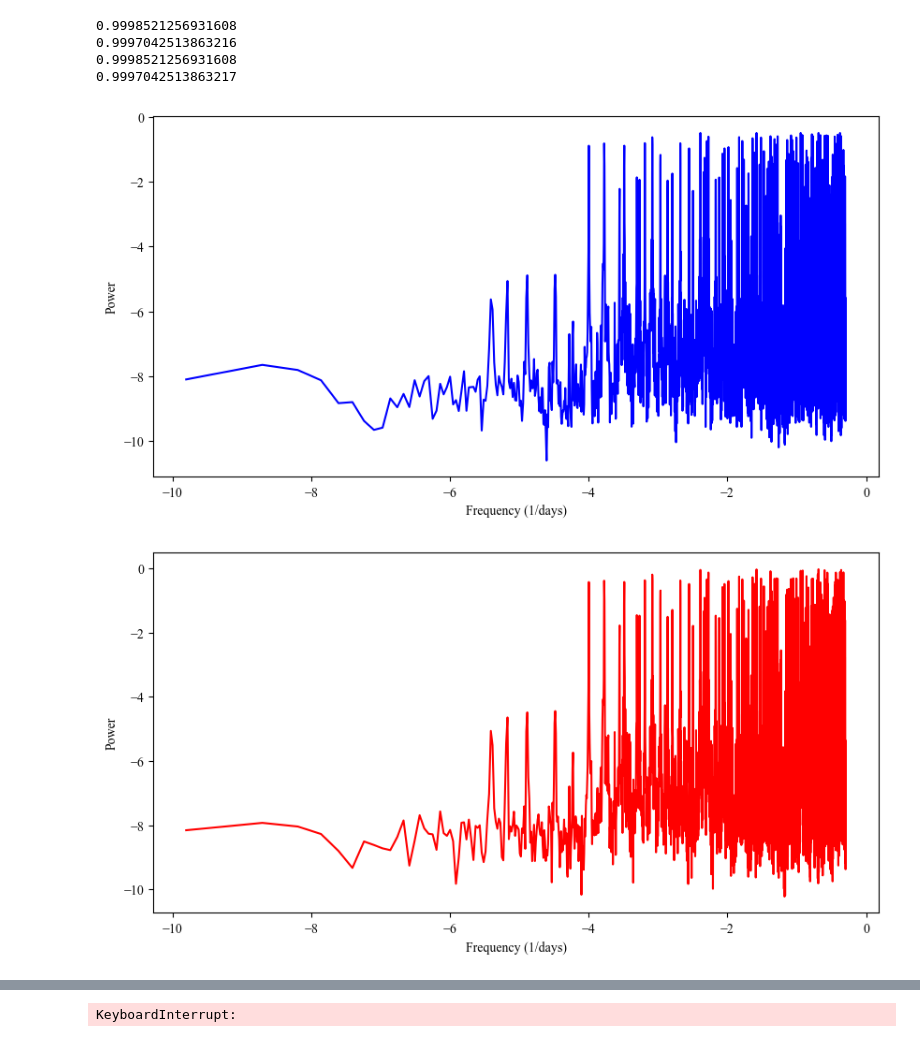
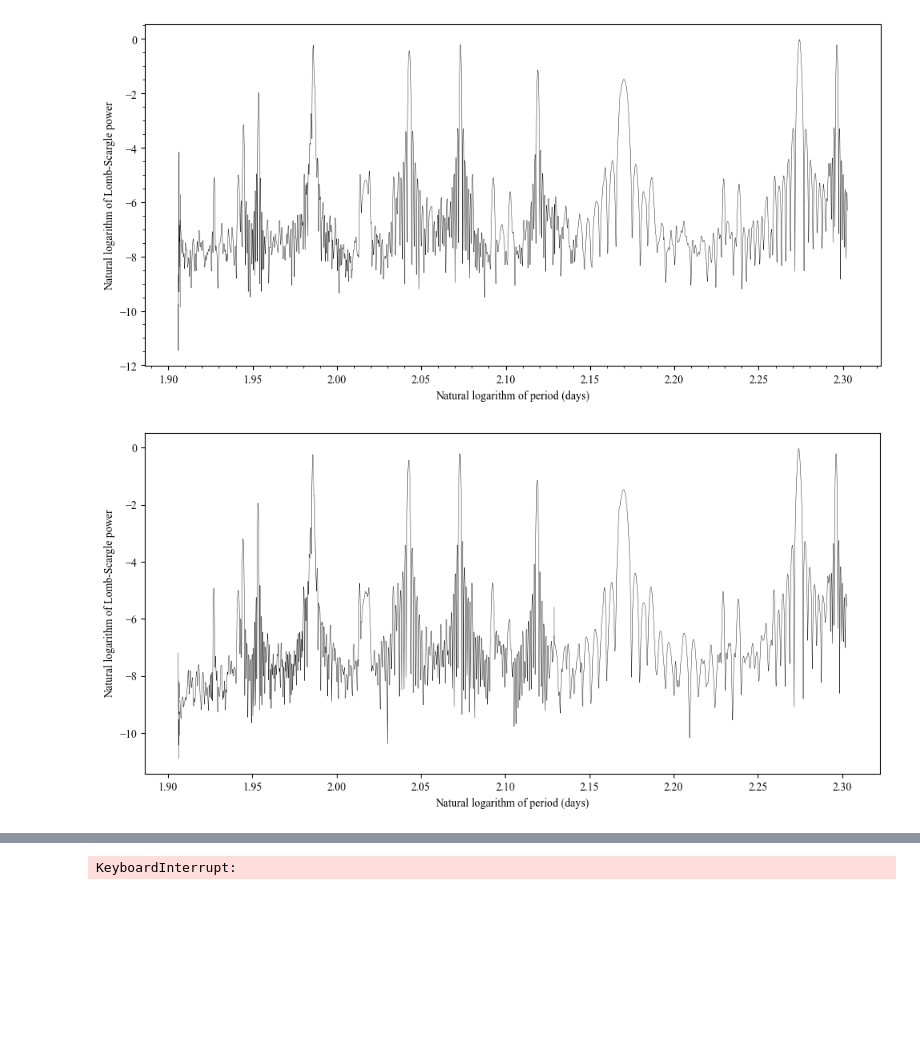
Before and after one commit to robkavanagh/maser, a Jupyter notebook: notebooks/Fresher_copy.ipynb, the cells around one changed output, grey strips where cells are left out. Saved outputs shown, nothing was run; the diff lists cells and outputs as text; code cells hidden in the pictures; blank space fills up the shorter version.

```diff
--- a/notebooks/Fresher_copy.ipynb
+++ b/notebooks/Fresher_copy.ipynb
@@ -149,21 +186,27 @@ mean_spacing_N = np.mean(np.diff(lower_times_N))
 # %%
-frequency_N, power_N = LombScargle(lower_times_N, lower_curve_N, nterms=5, normalization='psd').autopower()
+
+power_N = LombScargle(lower_times_N, lower_curve_N, nterms=5, normalization='standard').power(set_frequency_N)
+
+
+#frequency_N, power_N = LombScargle(lower_times_N, lower_curve_N, nterms=5, normalization='psd').autopower(nyquist_factor=1.5)
 
 
 fig = plt.figure(figsize=(10, 5))
-plt.plot(frequency_N, power_N, 'b')
-plt.xlabel('Frequency (1/days)')
+plt.plot(1/set_frequency_N, power_N, 'k')
+#plt.plot(1/frequency_N, power_N, 'b')
+plt.xlabel('Period (days)')
 plt.ylabel('Power')
 plt.show()
 
 
-frequency_S, power_S = LombScargle(lower_times_S, lower_curve_S, nterms=5).autopower()
+power_S = LombScargle(lower_times_S, lower_curve_S, nterms=5, normalization='standard').power(set_frequency_S)
+
+#frequency_S, power_S = LombScargle(lower_times_S, lower_curve_S, nterms=5).autopower()
 
 fig = plt.figure(figsize=(10, 5))
-plt.plot(frequency_S, power_S, 'r')
-plt.xlabel('Frequency (1/days)')
+plt.plot(1/set_frequency_S, power_S, 'b')
+#plt.plot(1/frequency_S, power_S, 'k')
+plt.xlabel('Period (days)')
 plt.ylabel('Power')
 plt.show()
-
-# they are perfectly overlapped
 # %% [output]
@@ -172,36 +214,0 @@ plt.show()
-# %%
-sorted_f_N = np.sort(frequency_N)
-reverse_f_N= sorted_f_N[::-1]
-
-A1_N = reverse_f_N[0]
-A2_N = reverse_f_N[1]
-A3_N = reverse_f_N[2]
-
-ratio1_N = A2_N/A1_N
-ratio2_N = A3_N/A1_N
-
-print(ratio1_N)
-print(ratio2_N)
-
-sorted_f_S = np.sort(frequency_S)
-reverse_f_S= sorted_f_S[::-1]
-
-A1_S = reverse_f_S[0]
-A2_S = reverse_f_S[1]
-A3_S = reverse_f_S[2]
-
-ratio1_S = A2_S/A1_S
-ratio2_S = A3_S/A1_S
-
-print(ratio1_S)
-print(ratio2_S)
-
-# sum of ratios
-
-sum_ratios_N = ratio1_N + ratio2_N
-sum_ratios_S = ratio1_S + ratio2_S
-# %% [output]
-0.9998521256931608
-0.9997042513863216
-0.9998521256931608
-0.9997042513863217
@@ -208,16 +246,17 @@ sum_ratios_S = ratio1_S + ratio2_S
 # %%
 fig = plt.figure(figsize=(10, 5))
-plt.plot(np.log(frequency_N), np.log(power_N), 'b')
-plt.xlabel('Frequency (1/days)')
-plt.ylabel('Power')
+plt.plot(np.log(1/set_frequency_N), np.log(power_N), 'k', linewidth=0.3)
+plt.xlabel('Natural logarithm of period (days)')
+plt.ylabel('Natural logarithm of Lomb-Scargle power')
+plt.minorticks_on()
 plt.show()
 
 fig = plt.figure(figsize=(10, 5))
-plt.plot(np.log(frequency_S), np.log(power_S), 'r')
-plt.xlabel('Frequency (1/days)')
-plt.ylabel('Power')
+plt.plot(np.log(1/set_frequency_S), np.log(power_S), 'k', linewidth=0.3)
+plt.xlabel('Natural logarithm of period (days)')
+plt.ylabel('Natural logarithm of Lomb-Scargle power')
 plt.show()
 # %% [output]
-[figure, old version]
+[figure, new version]
-[figure, old version]
+[figure, new version]
 # %%
```
Also changed, not shown: parts of 14 cells of this notebook.
